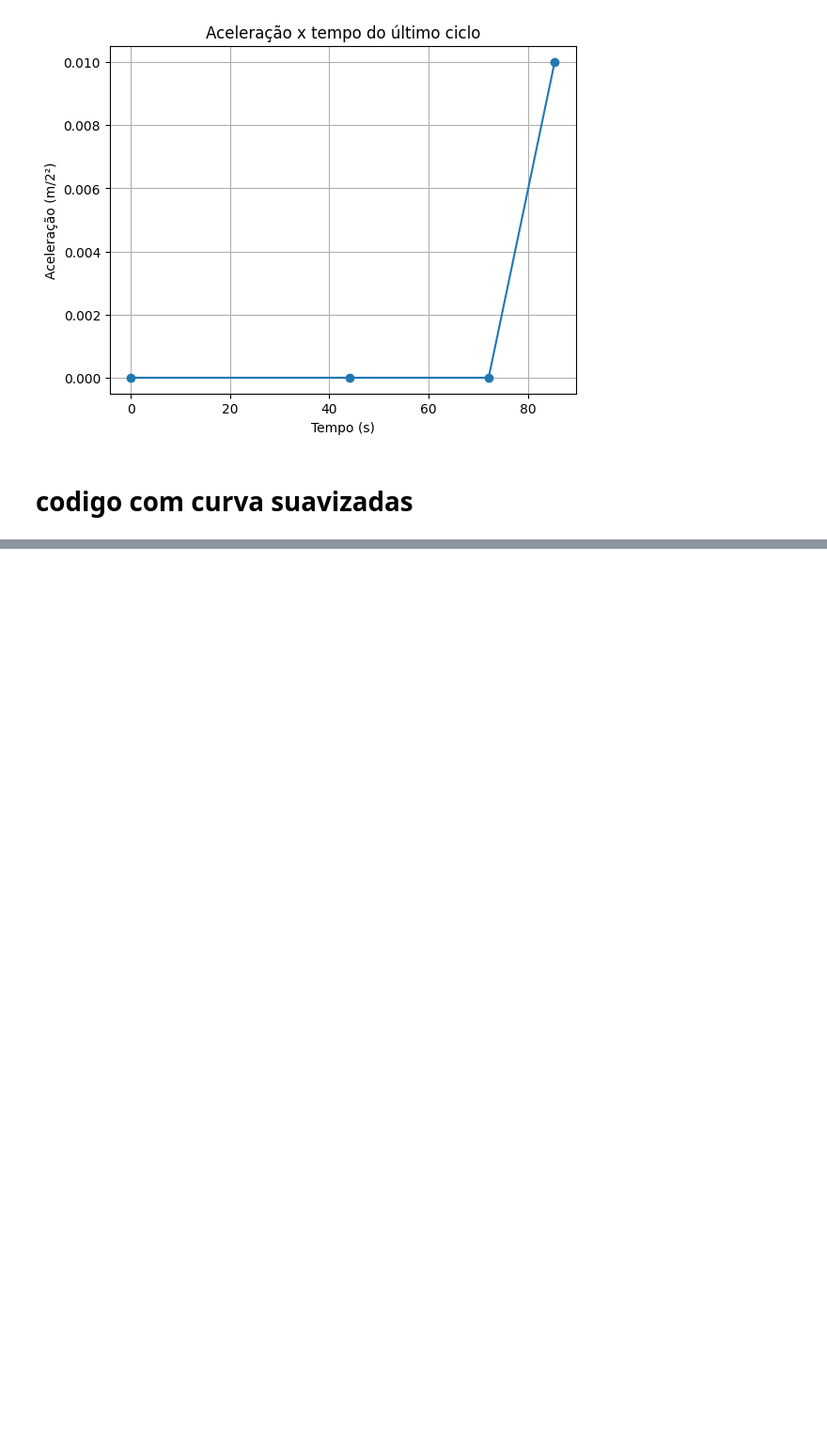
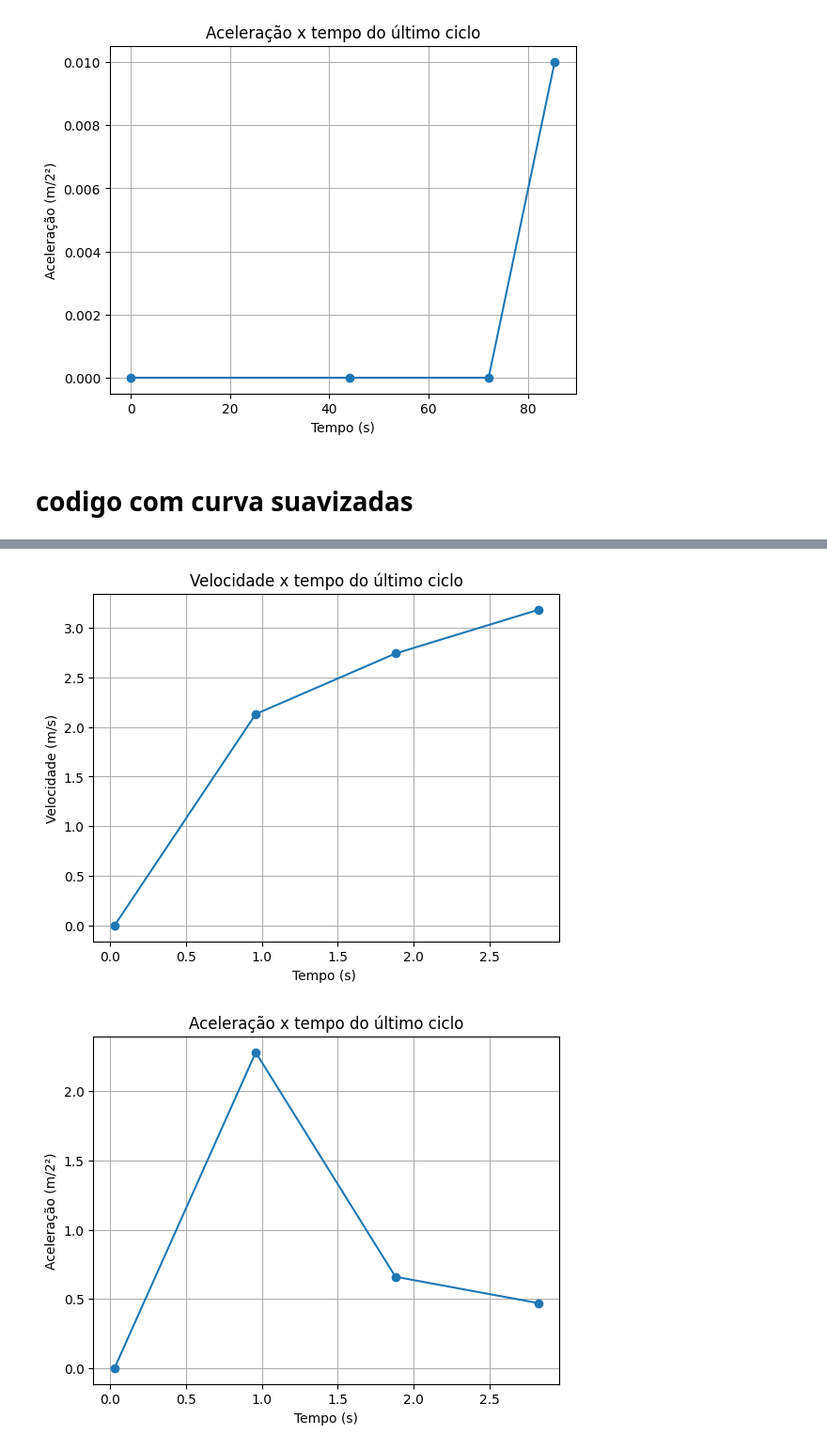
Before and after one commit to 55Hian/Met-num-CD, a Jupyter notebook: teste pi/testePI.ipynb, the cells around one changed output, grey strips where cells are left out. Shown at 94% size. Cells and saved outputs as stored; diff of their text form; code cells hidden in the pictures; blank space fills up the shorter version.

```diff
--- a/teste pi/testePI.ipynb
+++ b/teste pi/testePI.ipynb
@@ -164,0 +116,45 @@ Name: 0, dtype: object
+# %%
+import pandas as pd
+import matplotlib.pyplot as plt
+import plotly.graph_objects as go
+
+# Carregando os dados do arquivo CSV
+tabela = pd.read_csv("https://docs.google.com/spreadsheets/d/e/2PACX-1vQ6kSZFFAFOmYCWc4oo2MgRmykG67g9W39rGsDJHnPdUCjXrVXRtN9Opt1JiViyXbBpmGqn3ACT3Noj/pub?gid=0&single=true&output=csv", sep=",")
+
+# Obtendo o último ciclo de tempo, velocidade e aceleração
+linhasTabela = len(tabela) - 4
+ultimoCicloTempo = tabela.loc[linhasTabela, ["tempoSensor1", "tempoSensor2", "tempoSensor3", "tempoSensor4"]]
+ultimoCicloVelocidade = tabela.loc[linhasTabela, ["velocidadeSensor1", "velocidadeSensor2", "velocidadeSensor3", "velocidadeSensor4"]]
+ultimoCicloAceleração = tabela.loc[linhasTabela, ["aceleracaoSensor1", "aceleracaoSensor2", "aceleracaoSensor3", "aceleracaoSensor4"]]
+
+# display(ultimoCicloTempo)
+# display(ultimoCicloVelocidade)
+# display(ultimoCicloAceleração)
+
+# Criando um gráfico de linha para Velocidade x Tempo do último ciclo
+plt.plot(ultimoCicloTempo, ultimoCicloVelocidade, marker='o', linestyle='-')
+plt.title("Velocidade x tempo do último ciclo")
+plt.xlabel("Tempo (s) ")
+plt.ylabel("Velocidade (m/s)")
+plt.grid(True)  # Adiciona uma grade de fundo
+plt.show()
+
+# Criando um gráfico de linha para Aceleração x Tempo do último ciclo
+plt.plot(ultimoCicloTempo, ultimoCicloAceleração, marker='o', linestyle='-')
+plt.title("Aceleração x tempo do último ciclo")
+plt.xlabel("Tempo (s)")
+plt.ylabel("Aceleração (m/2²)")
+plt.grid(True)  # Adiciona uma grade de fundo
+plt.show()
+
+
+fig = go.Figure(data=go.Scatter(x=ultimoCicloTempo, y=ultimoCicloVelocidade))
+fig.show()
+fig.write_html(f'velocidade x tempo.html')
+
+fig1 = go.Figure(data=go.Scatter(x=ultimoCicloTempo, y=ultimoCicloAceleração))
+fig1.show()
+fig1.write_html(f'velocidade x aceleracao.html')
+# %% [output]
+[figure, added]
+[figure, added]
```
Also changed, not shown: parts of 4 cells of this notebook, 2 other files.
